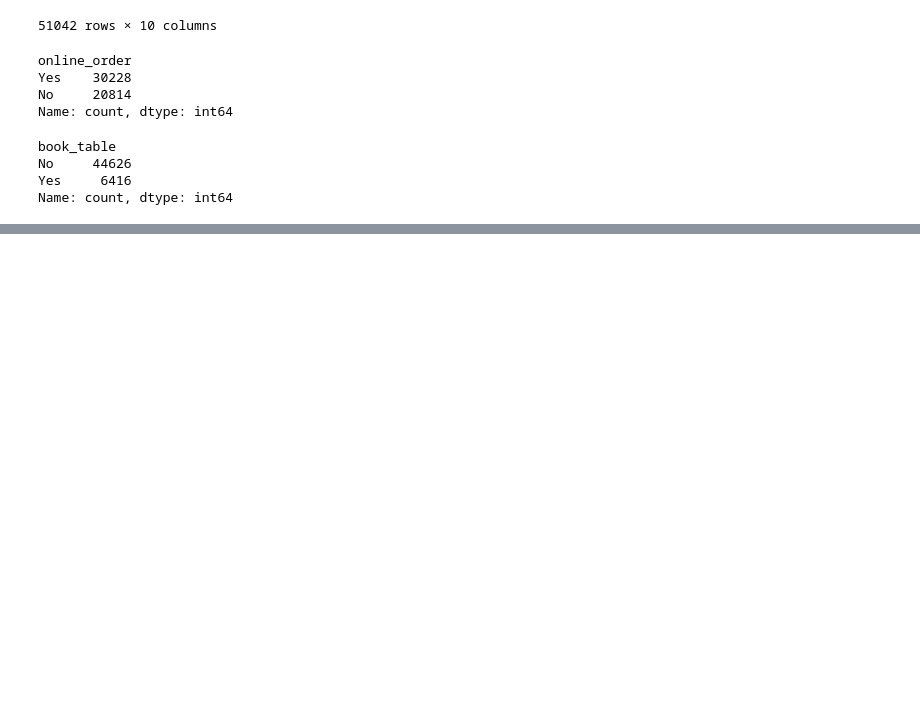
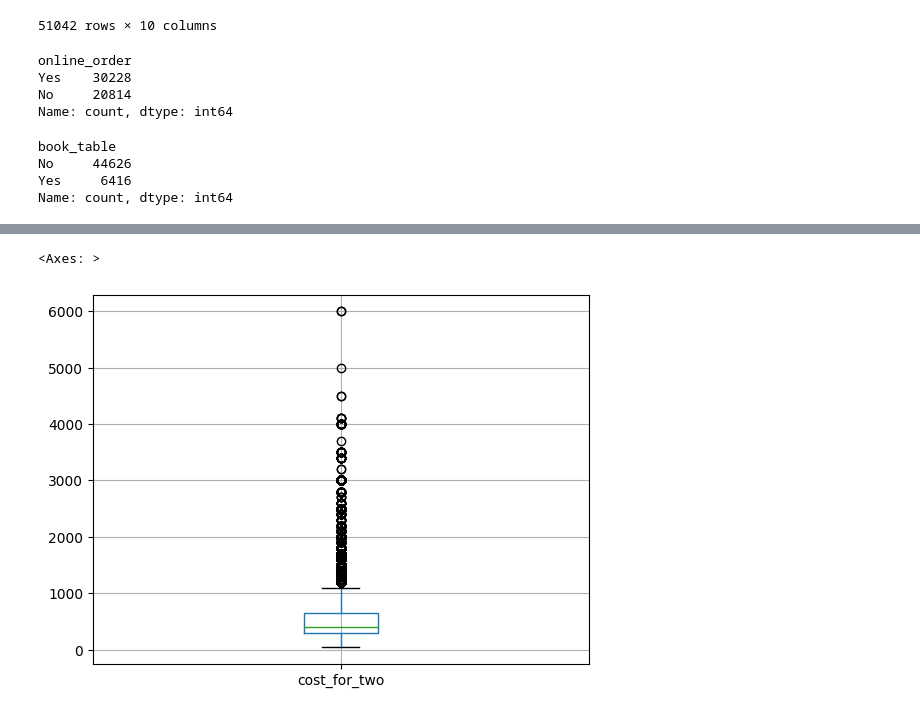
Before and after one commit to yeshwanth5/MachineLearning, a Jupyter notebook: Zomato dataset bangalore.ipynb, the cells around one changed output, grey strips where cells are left out. Cells and saved outputs as stored; diff of their text form; code cells hidden in the pictures; blank space fills up the shorter version.

```diff
--- a/Zomato dataset bangalore.ipynb
+++ b/Zomato dataset bangalore.ipynb
@@ -897,0 +1098,5 @@ Name: count, dtype: int64
+# %%
+df.boxplot('cost_for_two')
+# %% [output]
+<Axes: >
+[figure, added]
```
Also changed, not shown: parts of 125 cells of this notebook.
